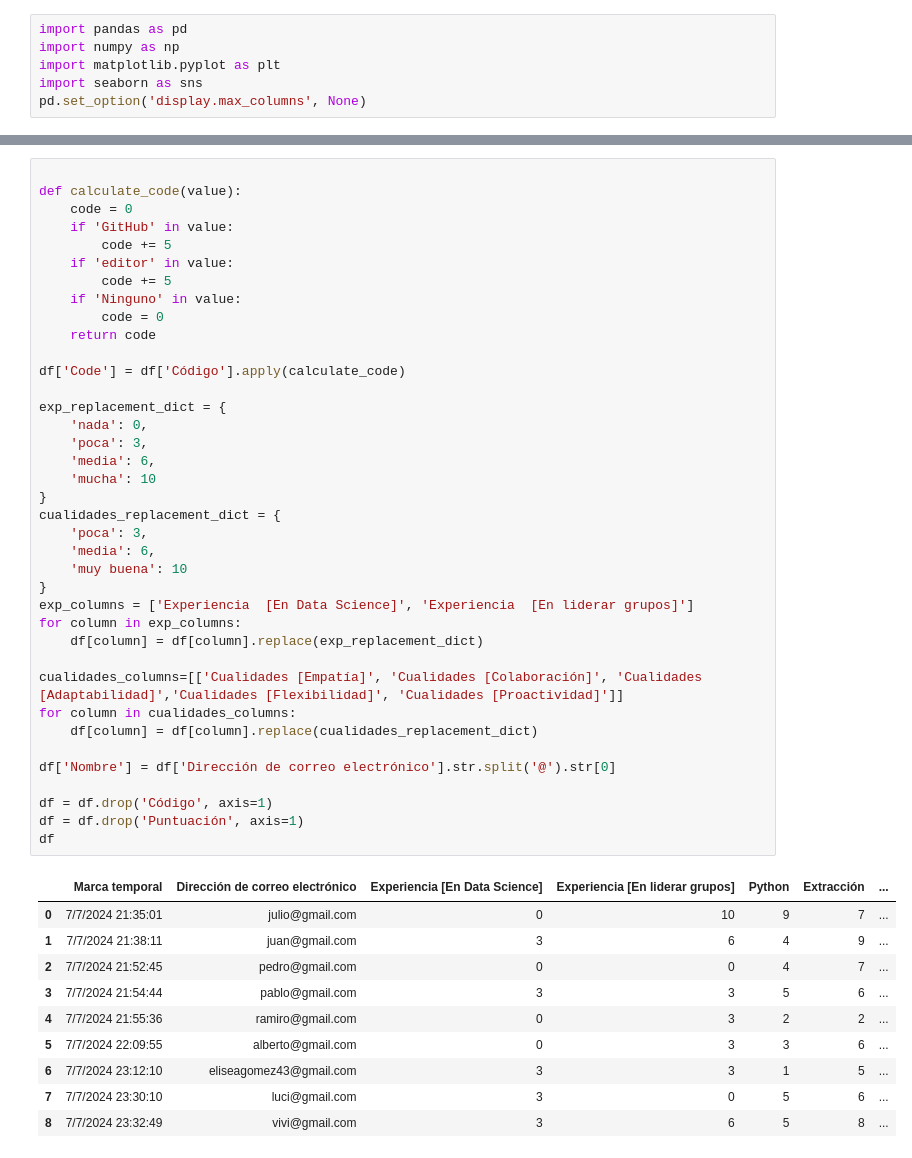
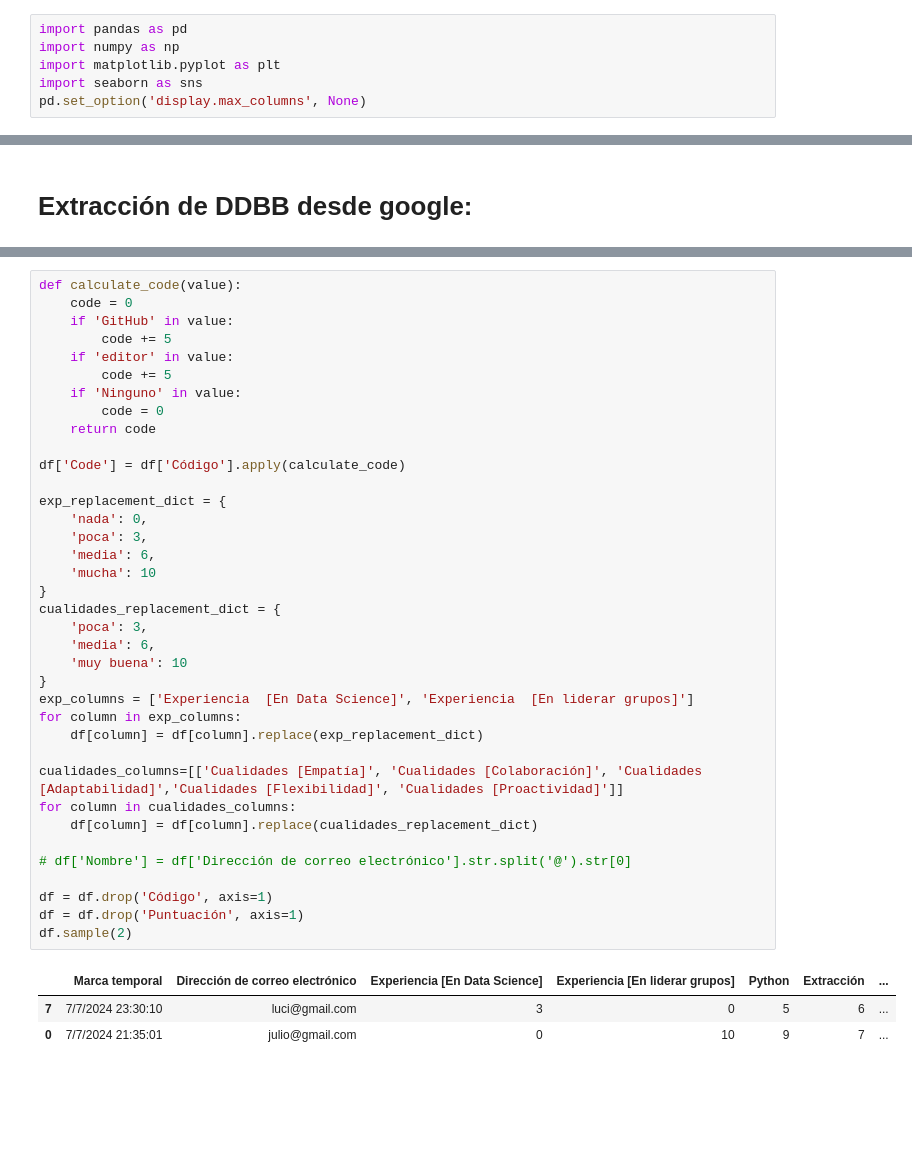
Before and after one commit to JulioLaz/leader_selection, a Jupyter notebook: BX_encuesta_july2024_final.ipynb, the cells around one changed output, grey strips where cells are left out. Cells and saved outputs as stored; diff of their text form; blank space fills up the shorter version.

```diff
--- a/BX_encuesta_july2024_final.ipynb
+++ b/BX_encuesta_july2024_final.ipynb
@@ -14,3 +14,5 @@ Mounted at /content/drive
+# %% [markdown]
+# Extracción de DDBB desde google:
 # %%
 import gspread
 from oauth2client.service_account import ServiceAccountCredentials
@@ -32,7 +34,6 @@ df.head()
 | 3 | 7/7/2024 21:54:44 | pablo@gmail.com | 0 / 10 | poca | poca | Ninguna de las anteriores | ... |
 | 4 | 7/7/2024 21:55:36 | ramiro@gmail.com | 0 / 10 | nada | poca | Ninguna de las anteriores | ... |
 # %%
-
 def calculate_code(value):
     code = 0
     if 'GitHub' in value:
@@ -42,41 +43,34 @@ def calculate_code(value):
     if 'Ninguno' in value:
         code = 0
     return code
 
 df['Code'] = df['Código'].apply(calculate_code)
 
 exp_replacement_dict = {
     'nada': 0,
     'poca': 3,
     'media': 6,
     'mucha': 10
 }
 cualidades_replacement_dict = {
     'poca': 3,
     'media': 6,
     'muy buena': 10
 }
 exp_columns = ['Experiencia  [En Data Science]', 'Experiencia  [En liderar grupos]']
 for column in exp_columns:
     df[column] = df[column].replace(exp_replacement_dict)
 
 cualidades_columns=[['Cualidades [Empatía]', 'Cualidades [Colaboración]', 'Cualidades [Adaptabilidad]','Cualidades [Flexibilidad]', 'Cualidades [Proactividad]']]
 for column in cualidades_columns:
     df[column] = df[column].replace(cualidades_replacement_dict)
 
-df['Nombre'] = df['Dirección de correo electrónico'].str.split('@').str[0]
+# df['Nombre'] = df['Dirección de correo electrónico'].str.split('@').str[0]
 
 df = df.drop('Código', axis=1)
 df = df.drop('Puntuación', axis=1)
-df
+df.sample(2)
 # %% [output]
 |  | Marca temporal | Dirección de correo electrónico | Experiencia [En Data Science] | Experiencia [En liderar grupos] | Python | Extracción | ... |
+| 7 | 7/7/2024 23:30:10 | luci@gmail.com | 3 | 0 | 5 | 6 | ... |
 | 0 | 7/7/2024 21:35:01 | julio@gmail.com | 0 | 10 | 9 | 7 | ... |
-| 1 | 7/7/2024 21:38:11 | juan@gmail.com | 3 | 6 | 4 | 9 | ... |
-| 2 | 7/7/2024 21:52:45 | pedro@gmail.com | 0 | 0 | 4 | 7 | ... |
-| 3 | 7/7/2024 21:54:44 | pablo@gmail.com | 3 | 3 | 5 | 6 | ... |
-| 4 | 7/7/2024 21:55:36 | ramiro@gmail.com | 0 | 3 | 2 | 2 | ... |
-| 5 | 7/7/2024 22:09:55 | alberto@gmail.com | 0 | 3 | 3 | 6 | ... |
-| 6 | 7/7/2024 23:12:10 | eliseagomez43@gmail.com | 3 | 3 | 1 | 5 | ... |
-| 7 | 7/7/2024 23:30:10 | luci@gmail.com | 3 | 0 | 5 | 6 | ... |
-| 8 | 7/7/2024 23:32:49 | vivi@gmail.com | 3 | 6 | 5 | 8 | ... |
```
Also changed, not shown: parts of 9 cells of this notebook.
